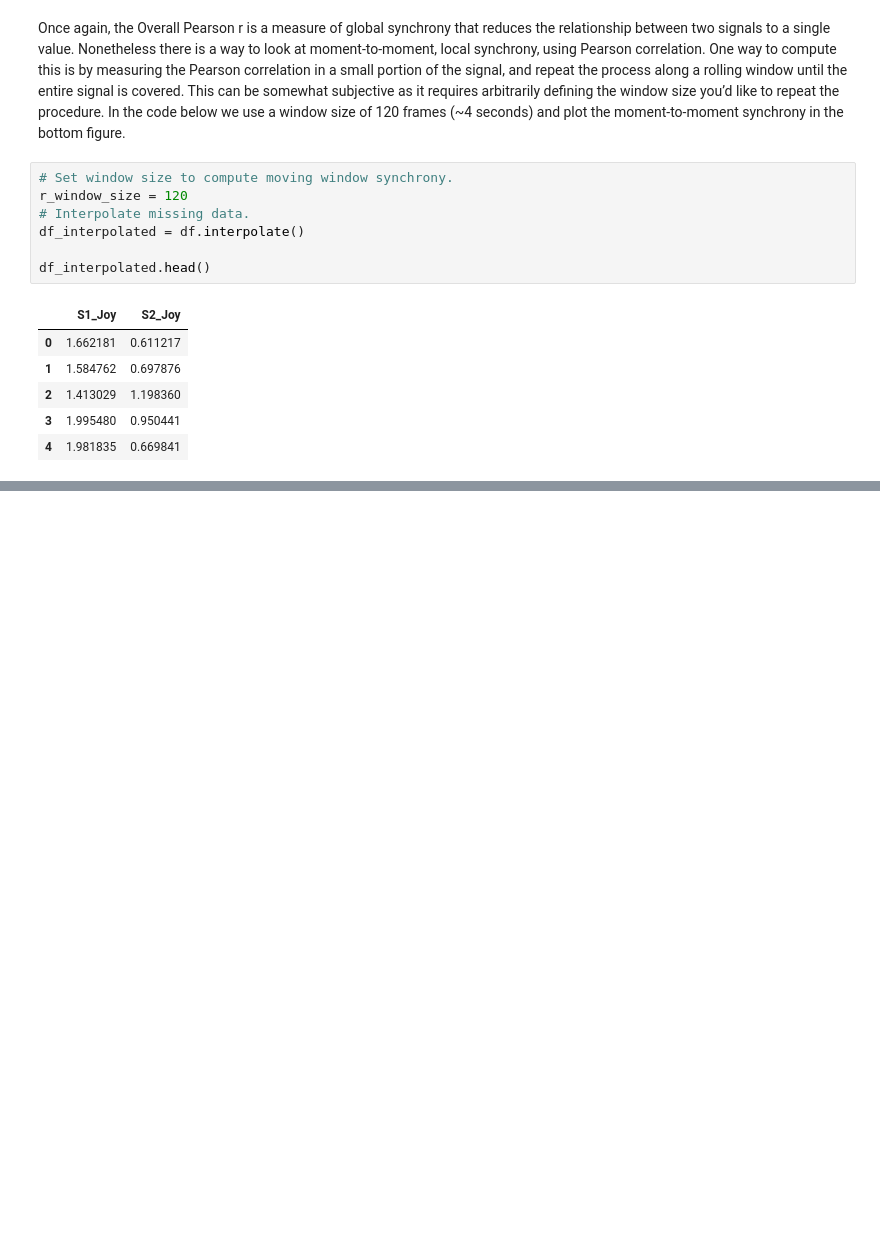
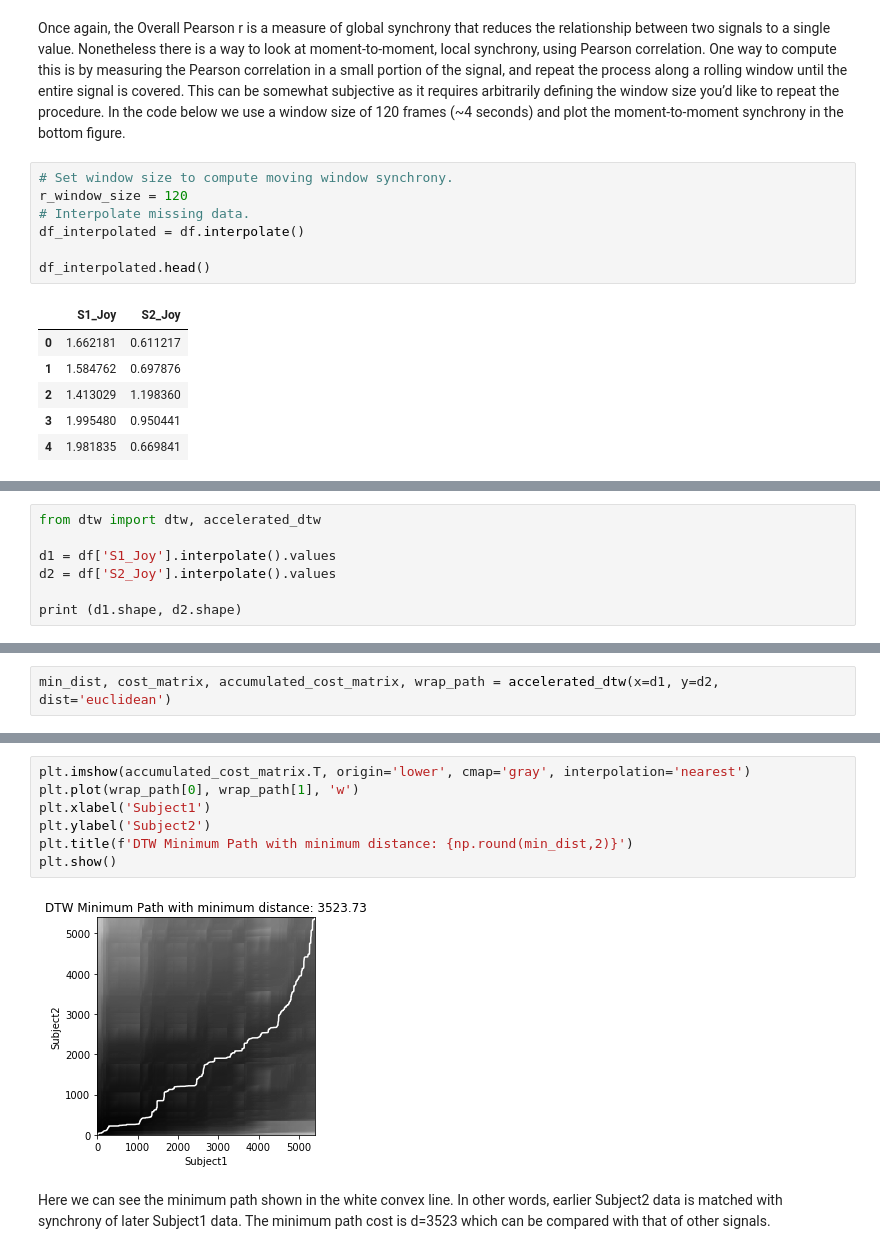
Before and after one commit to ShaunakSen/Data-Science-and-Machine-Learning, a Jupyter notebook: Similarity_in_time_series_data.ipynb, the cells around one changed output, grey strips where cells are left out. Drawn from its saved outputs; the diff is of its cells as text; blank space fills up the shorter version.

```diff
--- a/Similarity_in_time_series_data.ipynb
+++ b/Similarity_in_time_series_data.ipynb
@@ -90,0 +111,7 @@ df_interpolated.head()
+# %%
+from dtw import dtw, accelerated_dtw
+
+d1 = df['S1_Joy'].interpolate().values
+d2 = df['S2_Joy'].interpolate().values
+
+print (d1.shape, d2.shape)
@@ -90,0 +120,2 @@ df_interpolated.head()
+# %%
+min_dist, cost_matrix, accumulated_cost_matrix, wrap_path = accelerated_dtw(x=d1, y=d2, dist='euclidean')
@@ -90,0 +134,11 @@ df_interpolated.head()
+# %%
+plt.imshow(accumulated_cost_matrix.T, origin='lower', cmap='gray', interpolation='nearest')
+plt.plot(wrap_path[0], wrap_path[1], 'w')
+plt.xlabel('Subject1')
+plt.ylabel('Subject2')
+plt.title(f'DTW Minimum Path with minimum distance: {np.round(min_dist,2)}')
+plt.show()
+# %% [output]
+[figure, added]
+# %% [markdown]
+Here we can see the minimum path shown in the white convex line. In other words, earlier Subject2 data is matched with synchrony of later Subject1 data. The minimum path cost is d=3523 which can be compared with that of other signals.
```
Also changed, not shown: parts of 4 cells of this notebook.
